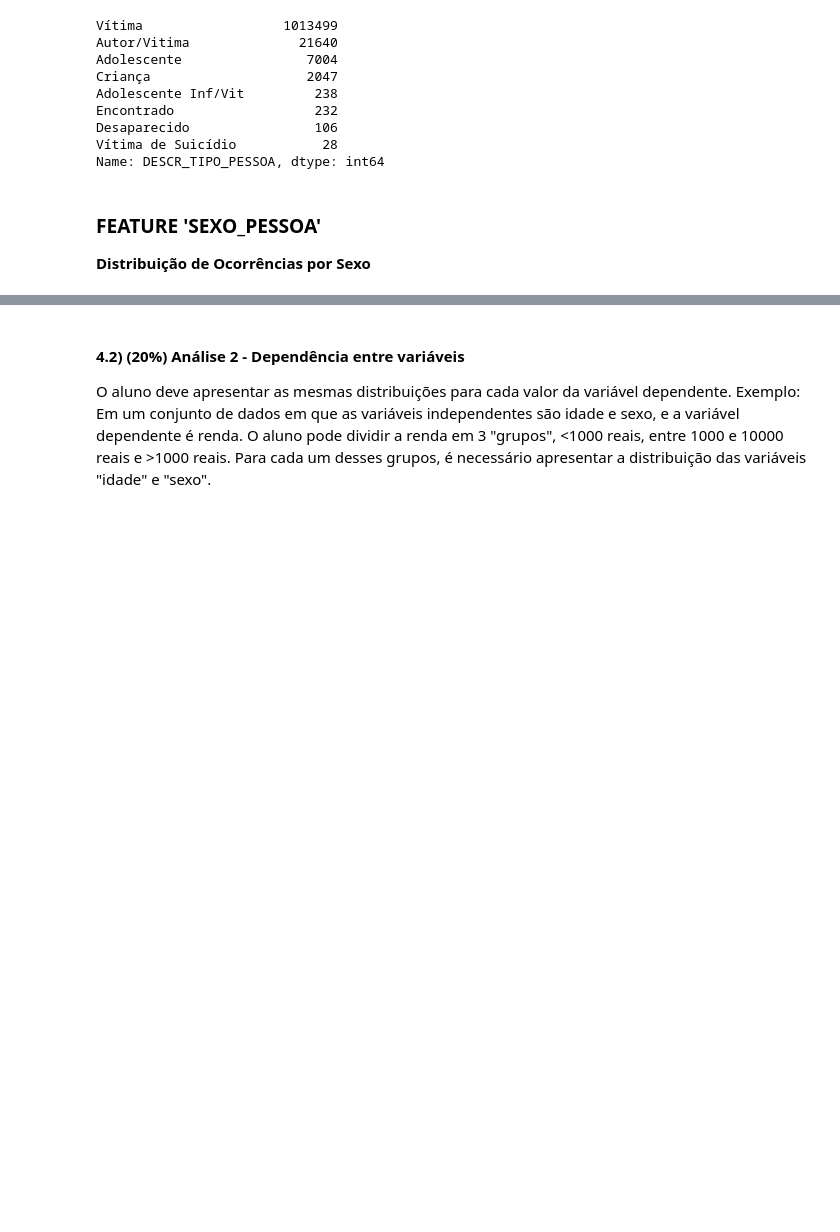
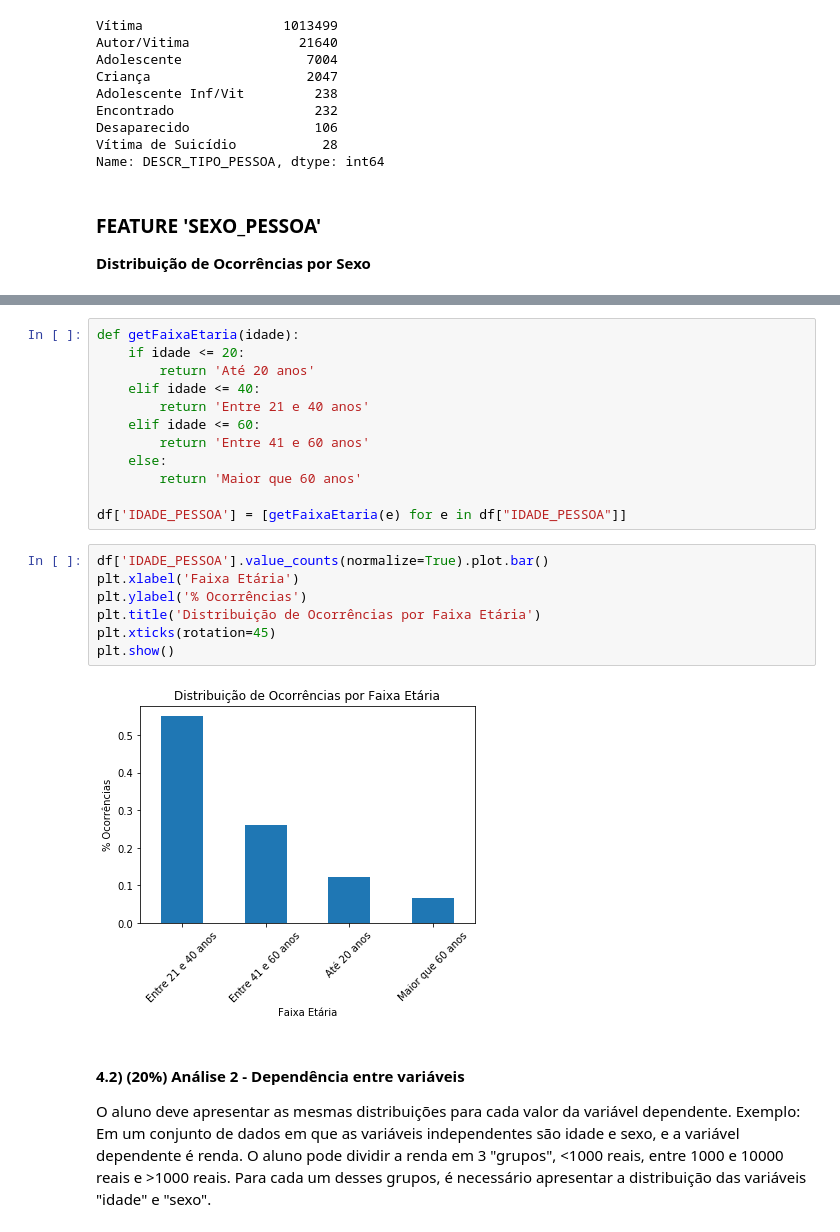
Before and after one commit to PedroHJSantos/aed_projeto_1, a Jupyter notebook: template.ipynb, the cells around one changed output, grey strips where cells are left out. Cells and saved outputs as stored; diff of their text form; blank space fills up the shorter version.

```diff
--- a/template.ipynb
+++ b/template.ipynb
@@ -642,3 +647,24 @@ Name: SEXO_PESSOA, dtype: int64
+# %%
+def getFaixaEtaria(idade):
+    if idade <= 20:
+        return 'Até 20 anos'
+    elif idade <= 40:
+        return 'Entre 21 e 40 anos'
+    elif idade <= 60:
+        return 'Entre 41 e 60 anos'
+    else:
+        return 'Maior que 60 anos'
+
+df['IDADE_PESSOA'] = [getFaixaEtaria(e) for e in df["IDADE_PESSOA"]]
+# %%
+df['IDADE_PESSOA'].value_counts(normalize=True).plot.bar()
+plt.xlabel('Faixa Etária')
+plt.ylabel('% Ocorrências')
+plt.title('Distribuição de Ocorrências por Faixa Etária')
+plt.xticks(rotation=45)
+plt.show()
+# %% [output]
+[figure, added]
 # %% [markdown]
 #### 4.2) **(20%)** Análise 2 - Dependência entre variáveis
 O aluno deve apresentar as mesmas distribuições para cada valor da variável dependente. Exemplo: Em um conjunto de dados em que as variáveis independentes são idade e sexo, e a variável dependente é renda. O aluno pode dividir a renda em 3 "grupos", <1000 reais, entre 1000 e 10000 reais e >1000 reais. Para cada um desses grupos, é necessário apresentar a distribuição das variáveis "idade" e "sexo".
```
Also changed, not shown: parts of 5 cells of this notebook.
